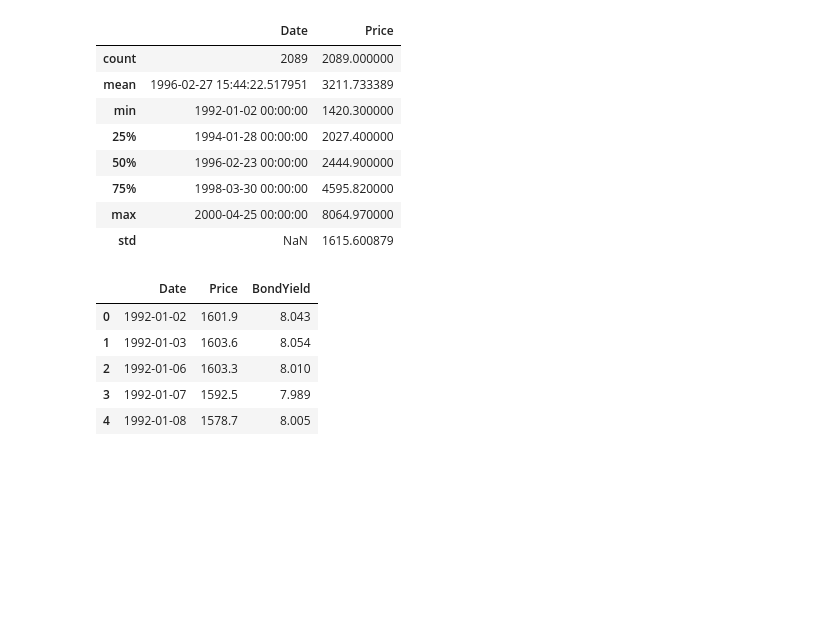
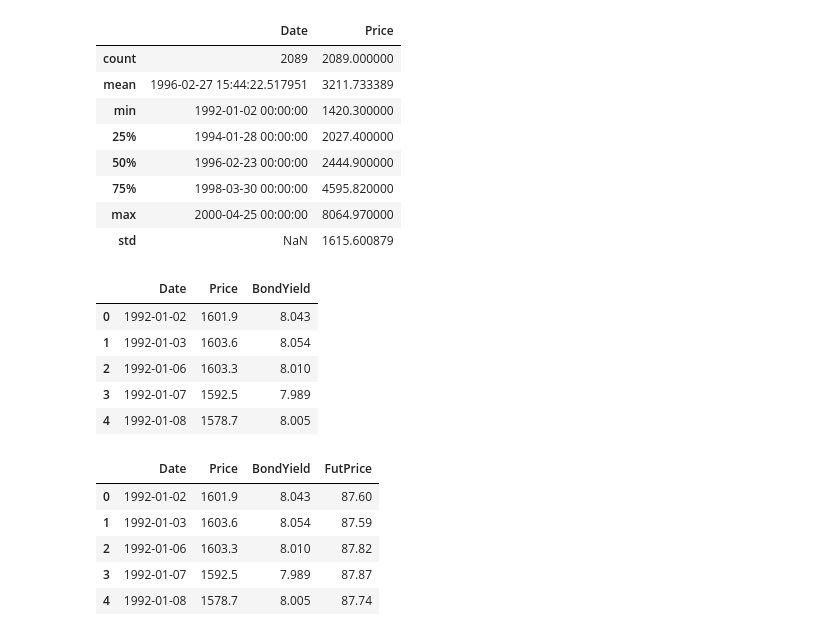
Before and after one commit to qoxrdw/Volatility-linkages-across-three-major-equity-markets, a Jupyter notebook: data_preparation.ipynb, the cells around one changed output. Cells and saved outputs as stored; diff of their text form; code cells hidden in the pictures; blank space fills up the shorter version.

```diff
--- a/data_preparation.ipynb
+++ b/data_preparation.ipynb
@@ -373,4 +393,18 @@ df_bd.head()
 | 2 | 1992-01-06 | 1603.3 | 8.010 |
 | 3 | 1992-01-07 | 1592.5 | 7.989 |
 | 4 | 1992-01-08 | 1578.7 | 8.005 |
+# %%
+bund_fut = pd.read_csv(CSV_PATHS["bd_futures"])
+bund_fut = bund_fut.rename(columns={"date":"Date", "close":"FutPrice"})
+bund_fut["Date"] = pd.to_datetime(bund_fut["Date"], format="%Y-%m-%d")
+bund_fut_prices = bund_fut[["Date", "FutPrice"]]
+df_bd = pd.merge(df_bd, bund_fut_prices, on="Date", how="inner")
+df_bd.head()
+# %% [output]
+|  | Date | Price | BondYield | FutPrice |
+| 0 | 1992-01-02 | 1601.9 | 8.043 | 87.60 |
+| 1 | 1992-01-03 | 1603.6 | 8.054 | 87.59 |
+| 2 | 1992-01-06 | 1603.3 | 8.010 | 87.82 |
+| 3 | 1992-01-07 | 1592.5 | 7.989 | 87.87 |
+| 4 | 1992-01-08 | 1578.7 | 8.005 | 87.74 |
 # %%
```
Also changed, not shown: parts of 17 cells of this notebook, 12 other files.
